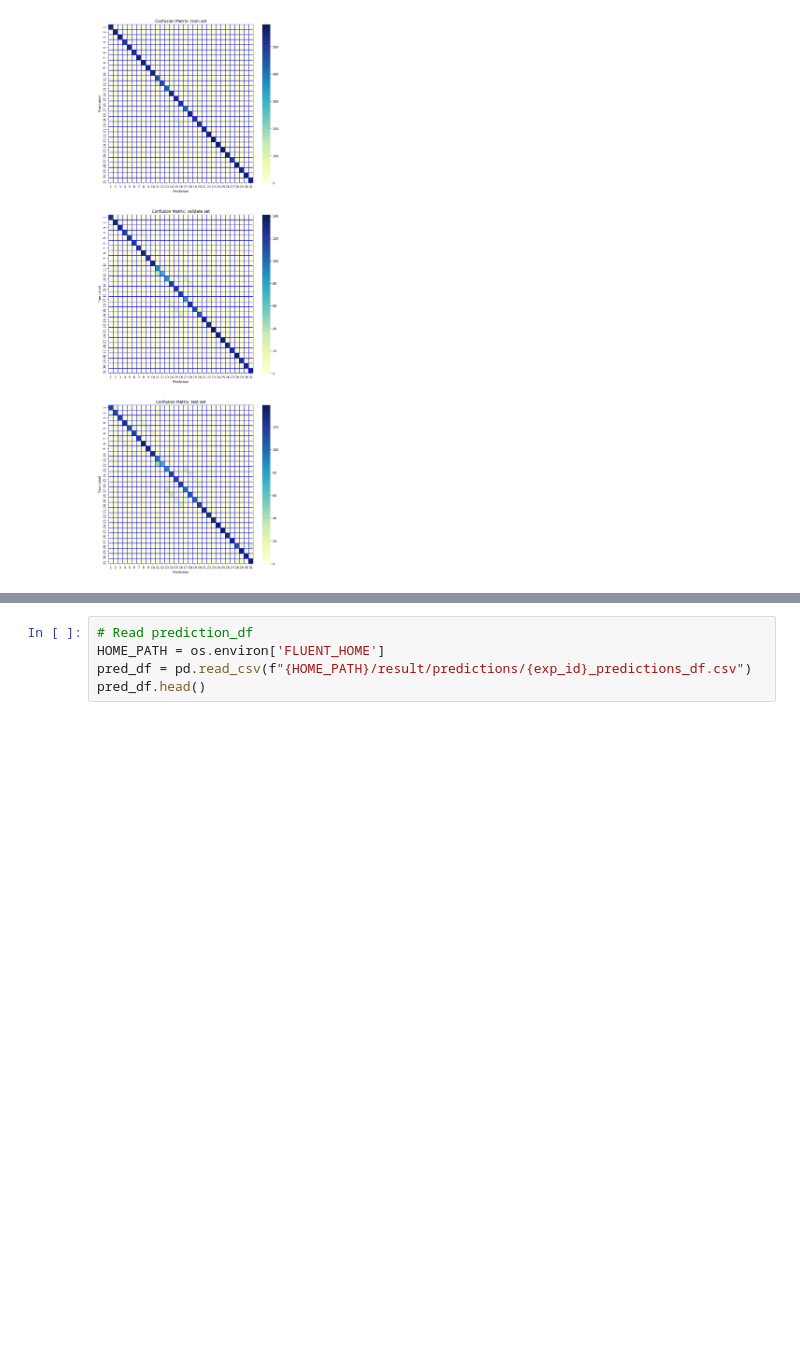
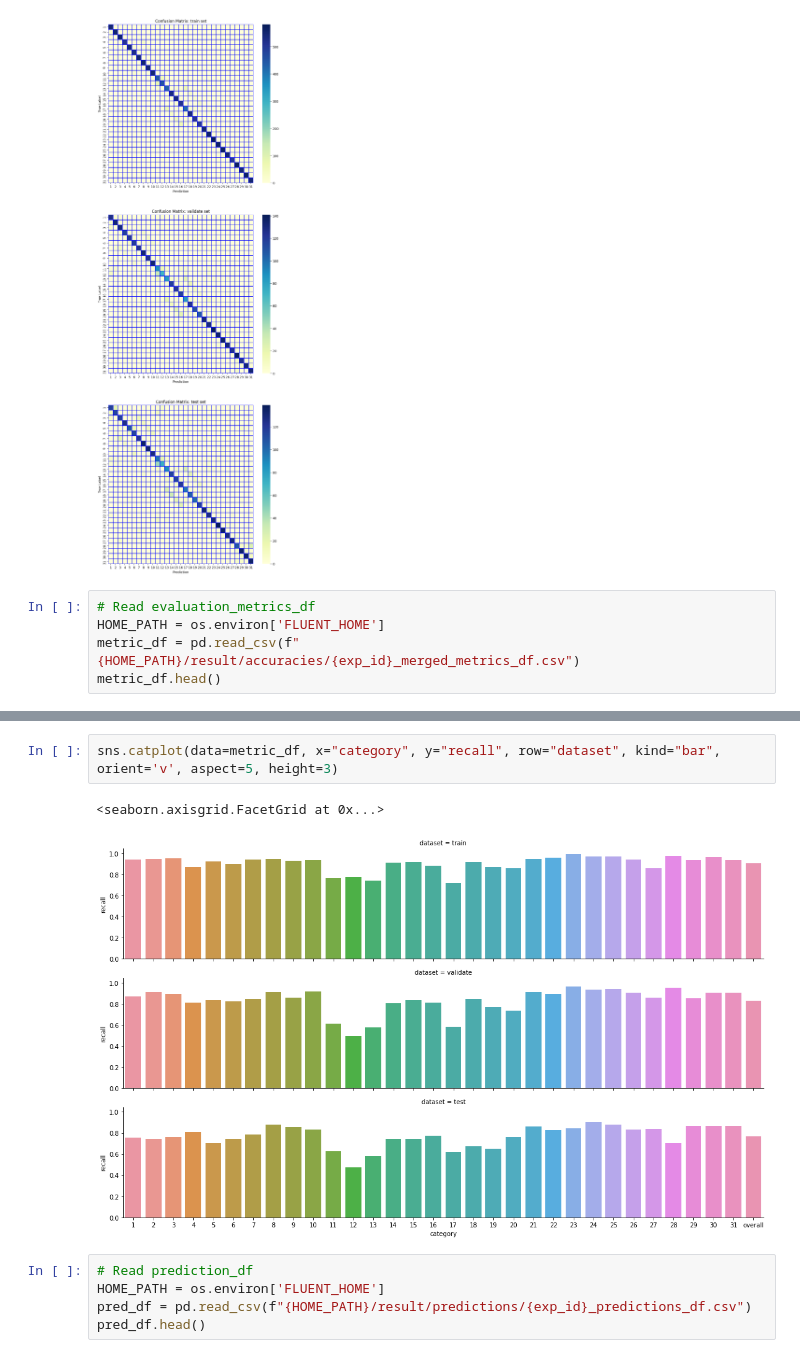
Before and after one commit to MichaelCheung105/speech-to-intent, a Jupyter notebook: notebook/Data Exploration.ipynb, the cells around one changed output, grey strips where cells are left out. Saved outputs shown, nothing was run; the diff lists cells and outputs as text; blank space fills up the shorter version.

```diff
--- a/notebook/Data Exploration.ipynb
+++ b/notebook/Data Exploration.ipynb
@@ -25,3 +22,8 @@ path = f"{os.environ['FLUENT_HOME']}/result/confusion_matrix/{exp_id}_confusion_
 display.Image(path)
 # %% [output]
 [figure]
+# %%
+# Read evaluation_metrics_df
+HOME_PATH = os.environ['FLUENT_HOME']
+metric_df = pd.read_csv(f"{HOME_PATH}/result/accuracies/{exp_id}_merged_metrics_df.csv")
+metric_df.head()
@@ -28,3 +37,8 @@ display.Image(path)
+# %%
+sns.catplot(data=metric_df, x="category", y="recall", row="dataset", kind="bar", orient='v', aspect=5, height=3)
+# %% [output]
+<seaborn.axisgrid.FacetGrid at 0x...>
+[figure, added]
 # %%
 # Read prediction_df
 HOME_PATH = os.environ['FLUENT_HOME']
```
Also changed, not shown: parts of 17 cells of this notebook.
